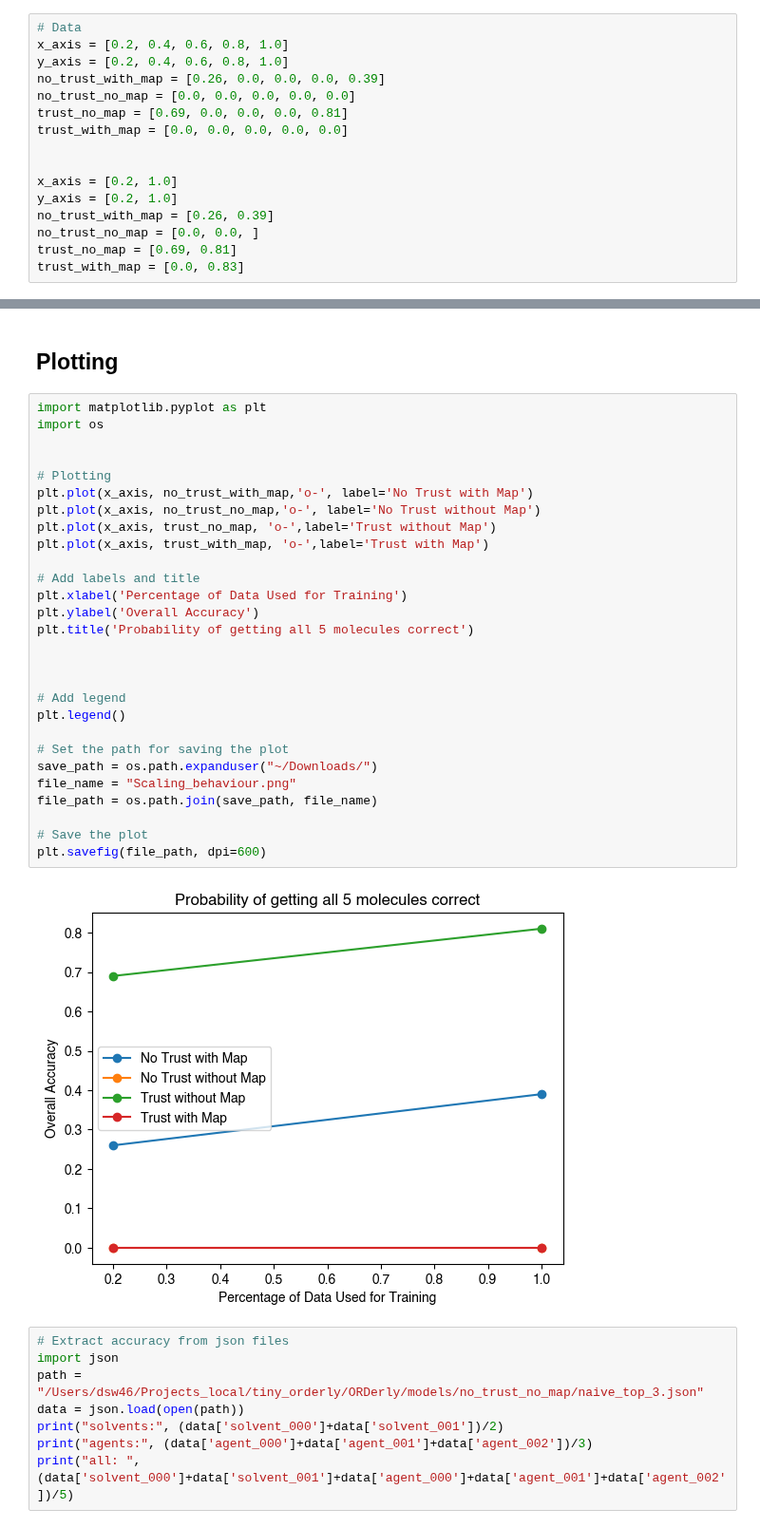
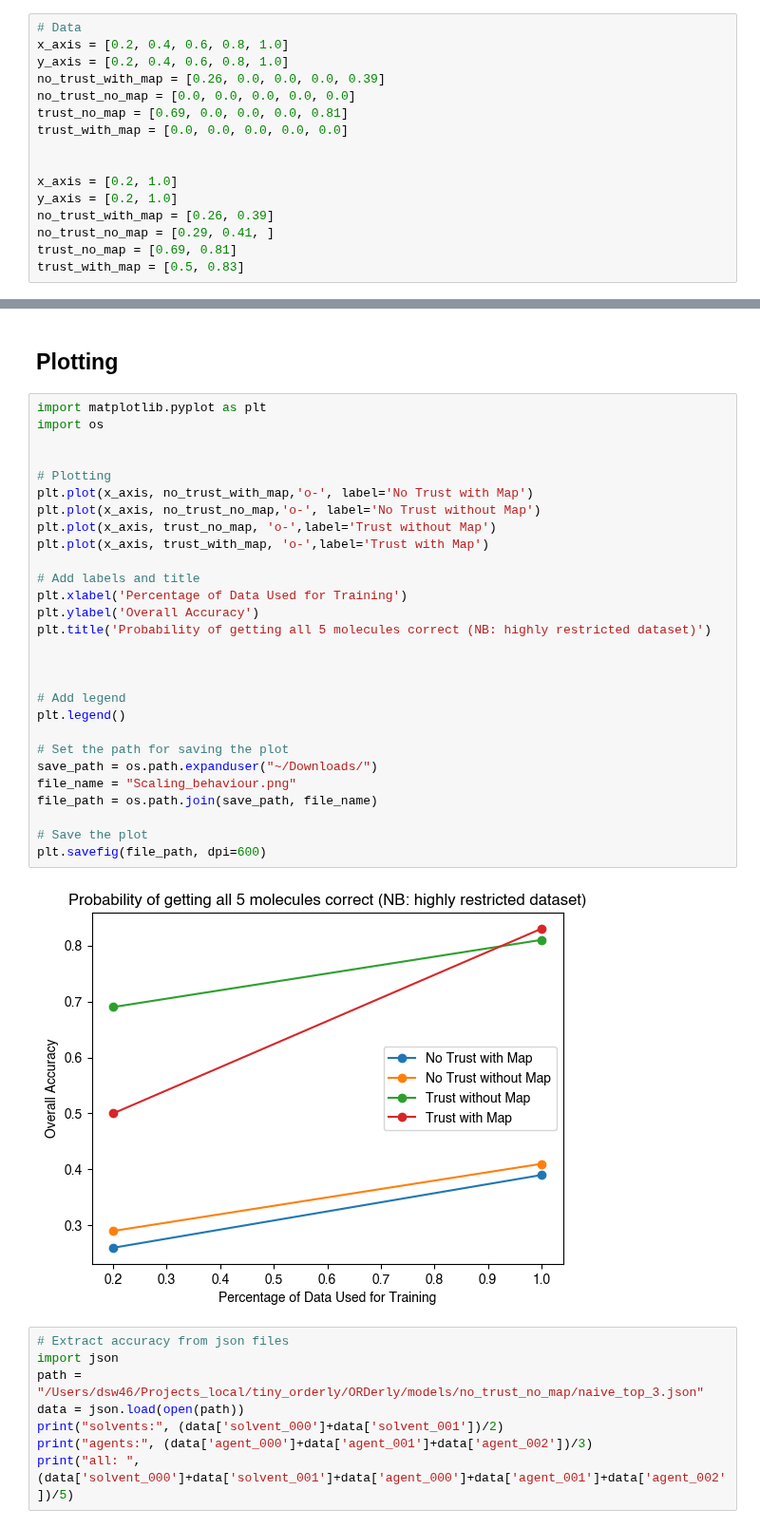
Before and after one commit to sustainable-processes/ORDerly, a Jupyter notebook: notebooks/plot_model_performance.ipynb, the cells around one changed output, grey strips where cells are left out. Shown at 95% size. Saved outputs shown, nothing was run; the diff lists cells and outputs as text.

```diff
--- a/notebooks/plot_model_performance.ipynb
+++ b/notebooks/plot_model_performance.ipynb
@@ -15,9 +15,9 @@ trust_with_map = [0.0, 0.0, 0.0, 0.0, 0.0]
 x_axis = [0.2, 1.0]
 y_axis = [0.2, 1.0]
 no_trust_with_map = [0.26, 0.39]
-no_trust_no_map = [0.0, 0.0, ]
+no_trust_no_map = [0.29, 0.41, ]
 trust_no_map = [0.69, 0.81]
-trust_with_map = [0.0, 0.83]
+trust_with_map = [0.5, 0.83]
 # %%
 import json
 def extract_avg_acc_from_json(filename,top_k=3):
@@ -55,33 +55,33 @@ extract_avg_acc_from_json('/Users/dsw46/Projects_local/gen_orderly_data/ORDerly/
 # %%
 import matplotlib.pyplot as plt
 import os
 
 
 # Plotting
 plt.plot(x_axis, no_trust_with_map,'o-', label='No Trust with Map')
 plt.plot(x_axis, no_trust_no_map,'o-', label='No Trust without Map')
 plt.plot(x_axis, trust_no_map, 'o-',label='Trust without Map')
 plt.plot(x_axis, trust_with_map, 'o-',label='Trust with Map')
 
 # Add labels and title
 plt.xlabel('Percentage of Data Used for Training')
 plt.ylabel('Overall Accuracy')
-plt.title('Probability of getting all 5 molecules correct')
+plt.title('Probability of getting all 5 molecules correct (NB: highly restricted dataset)')
 
 
 
 # Add legend
 plt.legend()
 
 # Set the path for saving the plot
 save_path = os.path.expanduser("~/Downloads/")
 file_name = "Scaling_behaviour.png"
 file_path = os.path.join(save_path, file_name)
 
 # Save the plot
 plt.savefig(file_path, dpi=600)
 # %% [output]
-[figure, old version]
+[figure, new version]
 # %%
 # Extract accuracy from json files
 import json
```
Also changed, not shown: parts of 1 cell of this notebook, 3 other files.
